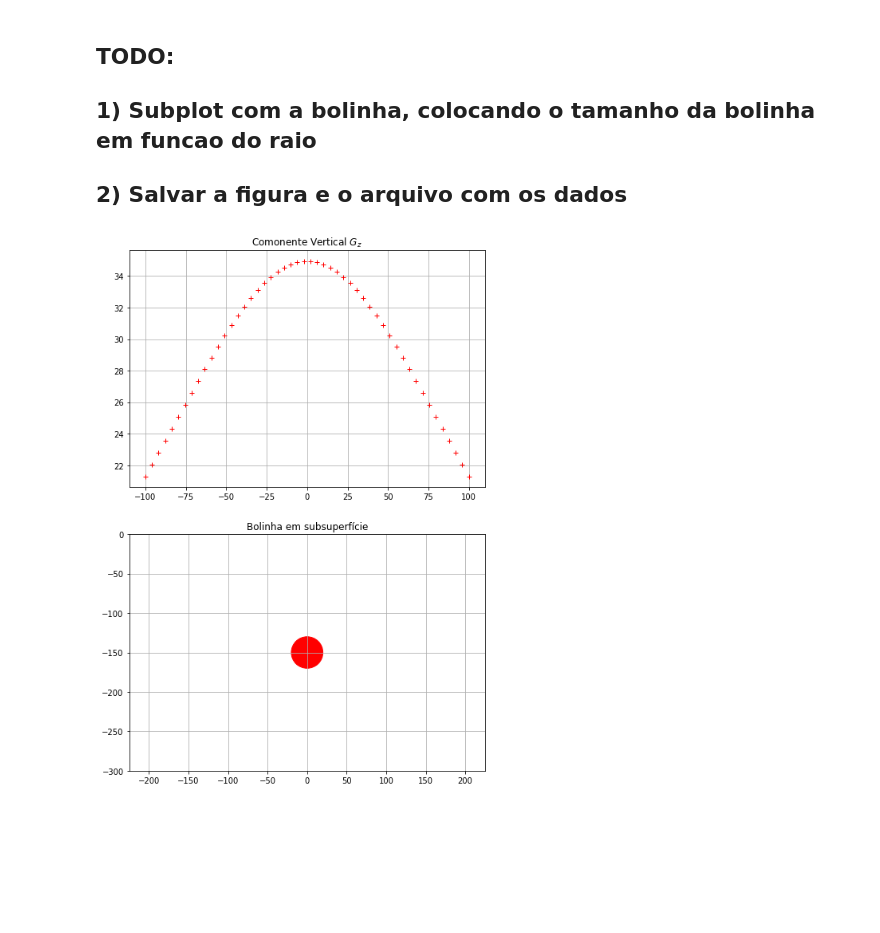
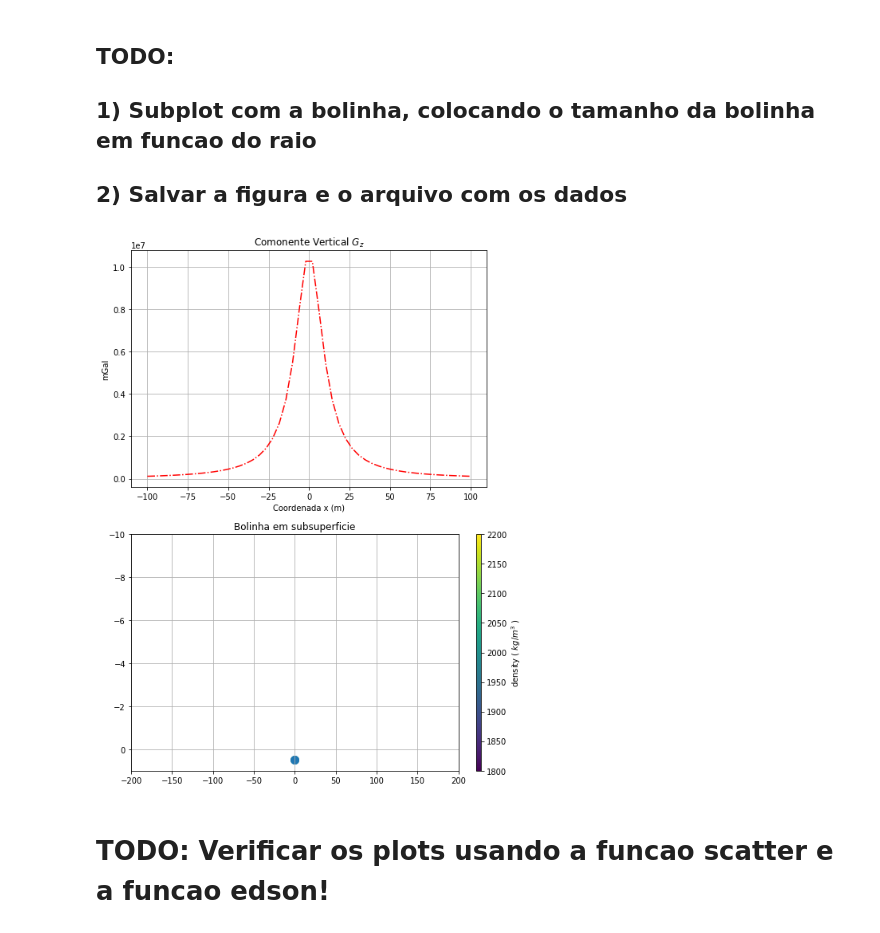
Before and after one commit to EdsonAlonso/EstagioCurricular, a Jupyter notebook: test_sphere.ipynb, the cells around one changed output. Drawn from its saved outputs; the diff is of its cells as text; code cells hidden in the pictures; blank space fills up the shorter version.

Commit message:
changes in test sphere code. Nedd to adjust some plotting issues.

```diff
--- a/test_sphere.ipynb
+++ b/test_sphere.ipynb
@@ -49,12 +49,13 @@ pi = np.pi
 #print ('pi_edson =', pi_edson, 'pi_python=', pi)
 # %%
 # Definicao das propriedades da fonte esferica:
-xc = 0.0
-zc = 150.0
-raio = 20.0
-rho = 2000.0
+xc = 0.0 # metros
+zc = 0.5 # metros
+raio = 100.0 # metros
+rho = 2000.0 # kg/m3
+# volume da fonte
 V = (4.0/3.0) * pi * raio**3 * rho
-massa = V*rho
+massa = V * rho
 #print (V, massa)
 # %%
 #Definindo a funcao bolinha:
@@ -98,19 +104,52 @@ plt.show()
 ##  1) Subplot com a bolinha, colocando o tamanho da bolinha em funcao do raio
 ##  2) Salvar a figura e o arquivo com os dados
 # %%
-circle1=plt.Circle((xc,-zc),radius=raio,color = 'r')
 plt.figure(figsize=(8,12))
+circle1=plt.Circle((xc,zc),radius=raio,color = 'r')
 plt.subplot(2,1,1)
 plt.plot(x,gz,'r+')
 plt.title('Comonente Vertical $G_z$')
 plt.grid()
+
 plt.subplot(2,1,2)
 plt.gcf().gca().add_artist(circle1)
-plt.title('Bolinha em subsuperfície')
+plt.title('Bolinha em subsuperficie')
 plt.grid()
-plt.xlim((-xc-1.5*zc,xc+1.5*zc))
-plt.ylim((-2*zc,0))
-plt.savefig('TODO_023.jpeg')
+plt.xlim( (-2.0*raio,2.0*raio) )
+plt.ylim( (z, 2.0*zc ) )
+plt.gca().invert_yaxis()
+#plt.savefig('TODO_022.pdf', dpi=300, transparent=True, bbox_inches='tight')
+plt.savefig('TODO_023.pdf', dpi=300, transparent=True, bbox_inches='tight')
+
 plt.show()
-# %% [output]
-[figure, removed]
+# %%
+#### Utilizando a funcao scatter (alternativamente):
+plt.figure(figsize=(8,12))
+plt.subplot(2,1,1)
+plt.plot(x,gz,'r-.')
+plt.title('Comonente Vertical $G_z$')
+plt.xlabel('Coordenada x (m)')
+plt.ylabel('mGal')
+plt.grid()
+
+############# PLOT DA FONTE PONTUAL #################################
+
+plt.subplot(2,1,2)
+plt.title('Bolinha em subsuperficie')
+
+p = plt.scatter(xc, zc, s=raio, c=rho )
+cbar = plt.colorbar(p, aspect=50, fraction = 0.03, orientation="vertical")
+cbar.set_label('density ( $ kg/m^{3}$ )',fontsize=10, rotation = 90)
+plt.scatter(xc, zc, s=raio)
+plt.grid()
+plt.xlim( (-2.0*raio,2.0*raio) )
+plt.ylim( (z, 2.0*zc ) )
+plt.gca().invert_yaxis()
+#plt.savefig('TODO_022.pdf', dpi=300, transparent=True, bbox_inches='tight')
+plt.savefig('TODO_023.pdf', dpi=300, transparent=True, bbox_inches='tight')
+
+plt.show()
+# %% [output]
+[figure, added]
+# %% [markdown]
+# TODO: Verificar os plots usando a funcao scatter e a funcao edson!
```
Also changed, not shown: parts of 3 cells of this notebook.
